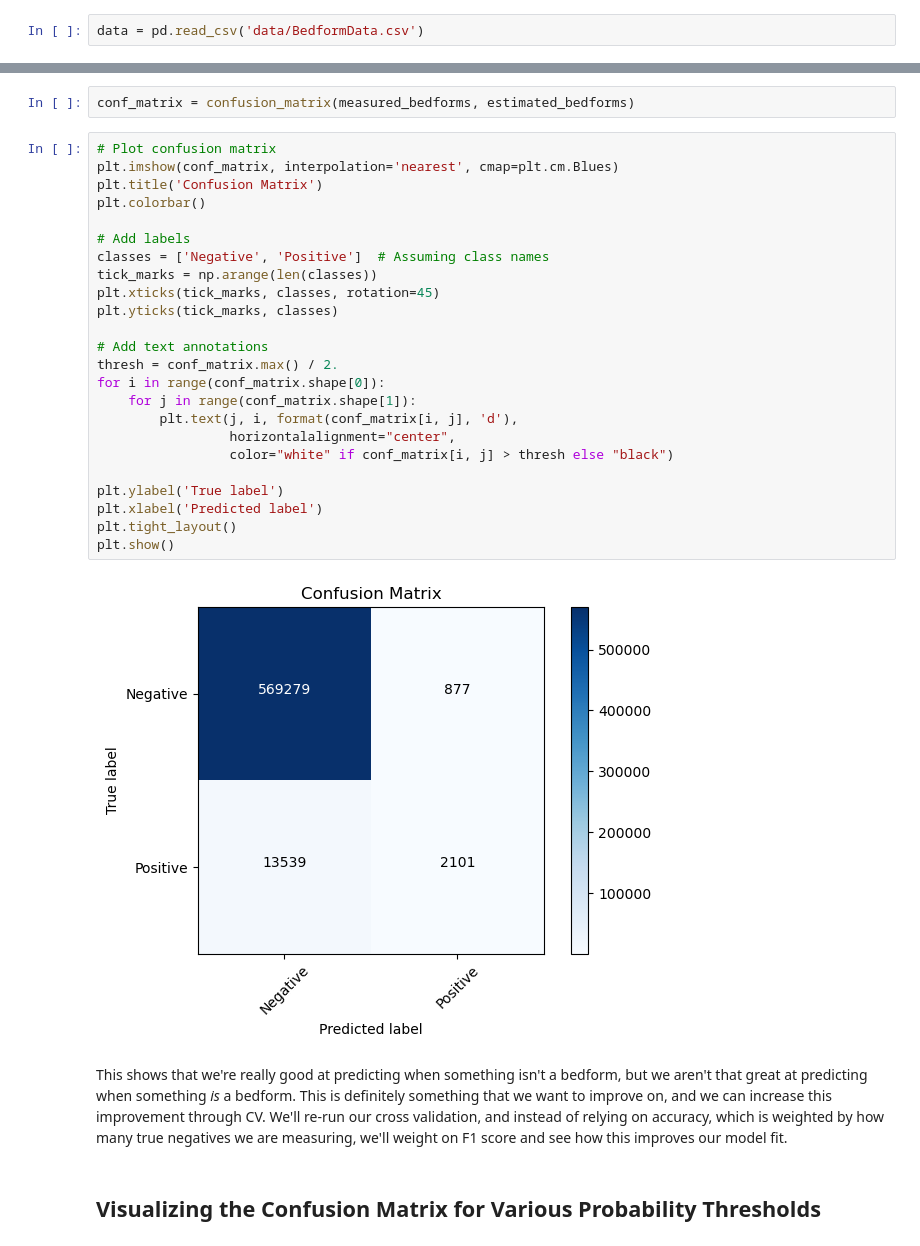
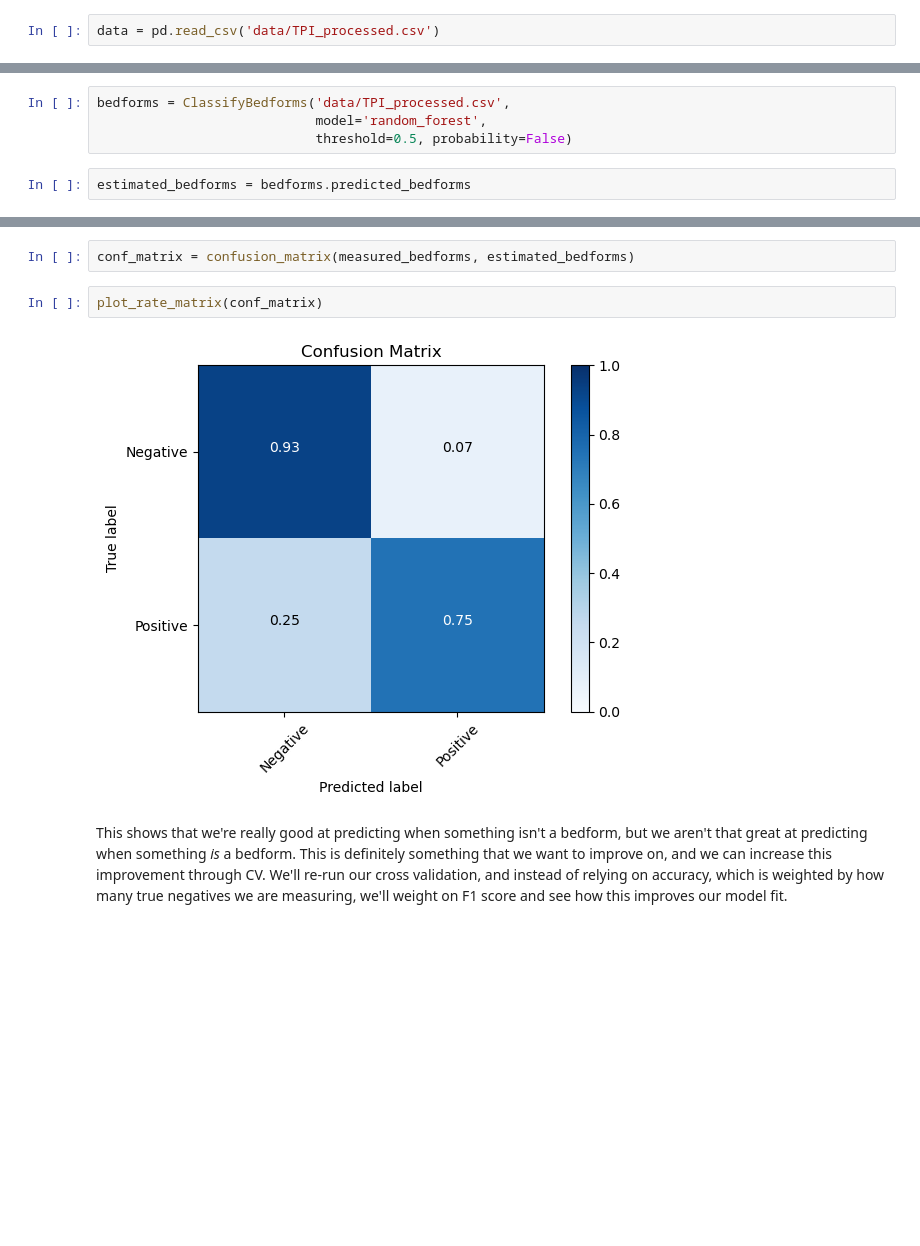
Before and after one commit to elliesch/bedfinder, a Jupyter notebook: performance_metrics.ipynb, the cells around one changed output, grey strips where cells are left out. Saved outputs shown, nothing was run; the diff lists cells and outputs as text; blank space fills up the shorter version.

Commit message:
refactor: update to include multiple models

```diff
--- a/performance_metrics.ipynb
+++ b/performance_metrics.ipynb
@@ -39,2 +23,2 @@ Bring in the ground truth.
 # %%
-data = pd.read_csv('data/BedformData.csv')
+data = pd.read_csv('data/TPI_processed.csv')
@@ -51,3 +35,9 @@ numpy.ndarray
+# %%
+bedforms = ClassifyBedforms('data/TPI_processed.csv',
+                            model='random_forest',
+                            threshold=0.5, probability=False)
+# %%
+estimated_bedforms = bedforms.predicted_bedforms
 # %%
 type(estimated_bedforms)
 # %% [output]
@@ -102,33 +78,9 @@ PR AUC Score: 0.11788645828536844
 Finally, the assessment that you might have seen in other papers, the "confusion matrix." The confusion matrix is nice because it allows for easy visualization of the model performance. In our case of binary classficiation, it is a 2x2 matrix showing number of true positives, number of false positives, number of true negatives, and number of false negatives. It can also be measured using `sklearn`.
 # %%
 conf_matrix = confusion_matrix(measured_bedforms, estimated_bedforms)
-# %%
-# Plot confusion matrix
-plt.imshow(conf_matrix, interpolation='nearest', cmap=plt.cm.Blues)
-plt.title('Confusion Matrix')
-plt.colorbar()
-
-# Add labels
-classes = ['Negative', 'Positive']  # Assuming class names
-tick_marks = np.arange(len(classes))
-plt.xticks(tick_marks, classes, rotation=45)
-plt.yticks(tick_marks, classes)
-
-# Add text annotations
-thresh = conf_matrix.max() / 2.
-for i in range(conf_matrix.shape[0]):
-    for j in range(conf_matrix.shape[1]):
-        plt.text(j, i, format(conf_matrix[i, j], 'd'),
-                 horizontalalignment="center",
-                 color="white" if conf_matrix[i, j] > thresh else "black")
-
-plt.ylabel('True label')
-plt.xlabel('Predicted label')
-plt.tight_layout()
-plt.show()
-# %% [output]
-[figure, removed]
+# %%
+plot_rate_matrix(conf_matrix)
+# %% [output]
+[figure, added]
 # %% [markdown]
 This shows that we're really good at predicting when something isn't a bedform, but we aren't that great at predicting when something *is* a bedform. This is definitely something that we want to improve on, and we can increase this improvement through CV. We'll re-run our cross validation, and instead of relying on accuracy, which is weighted by how many true negatives we are measuring, we'll weight on F1 score and see how this improves our model fit.
-# %% [markdown]
-## Visualizing the Confusion Matrix for Various Probability Thresholds
```
Also changed, not shown: parts of 47 cells of this notebook.
